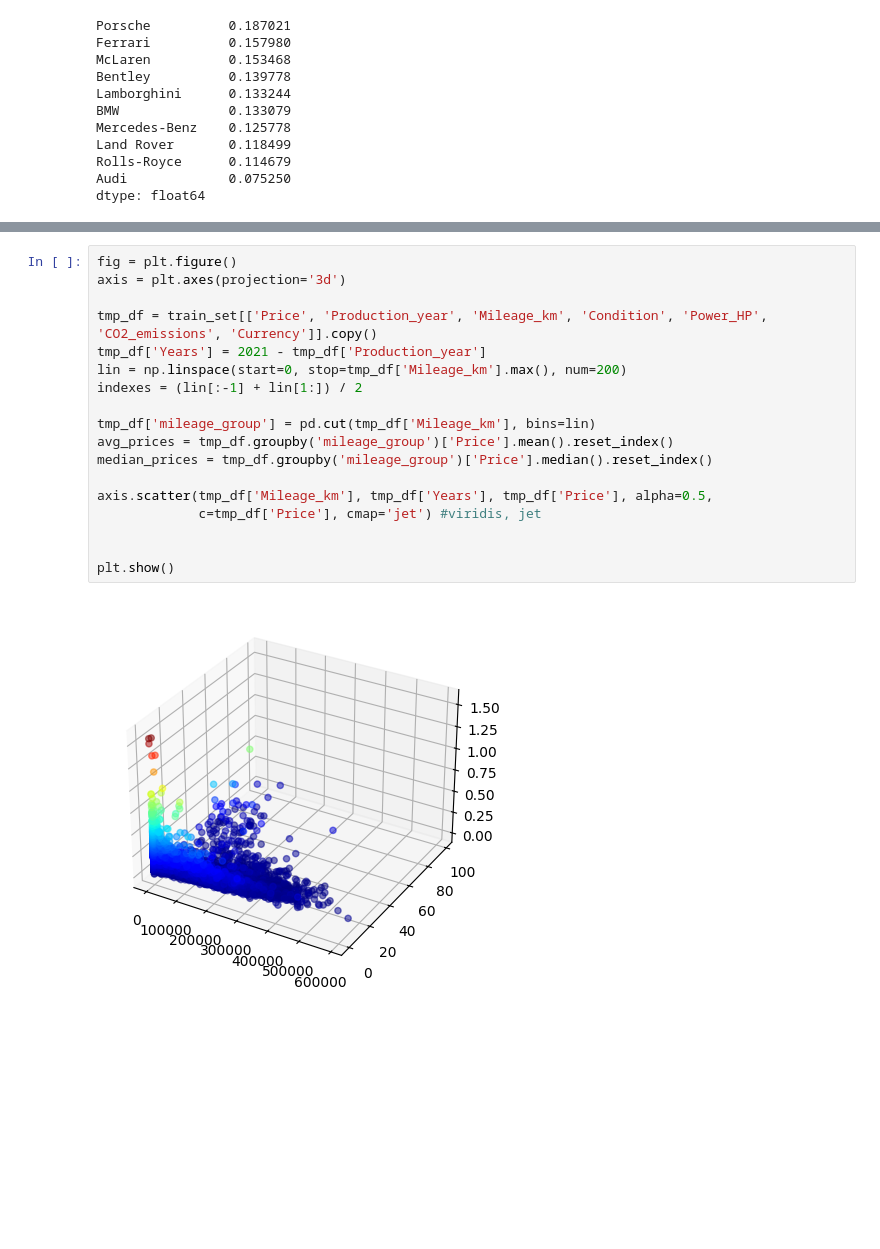
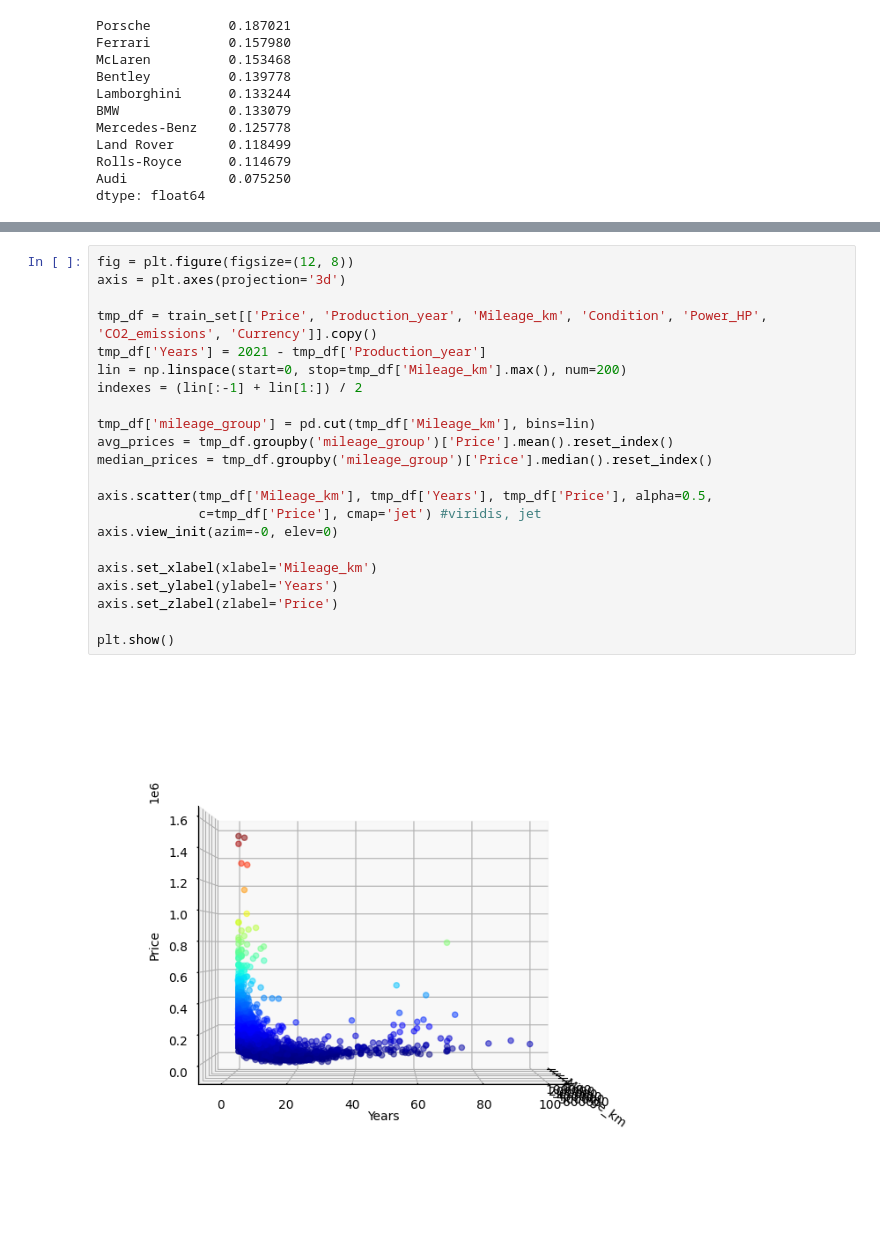
Before and after one commit to karrola/komis, a Jupyter notebook: modeling.ipynb, the cells around one changed output, grey strips where cells are left out. Saved outputs shown, nothing was run; the diff lists cells and outputs as text; blank space fills up the shorter version.

```diff
--- a/modeling.ipynb
+++ b/modeling.ipynb
@@ -125,20 +156,24 @@ plt.show()
 # %%
-fig = plt.figure()
+fig = plt.figure(figsize=(12, 8))
 axis = plt.axes(projection='3d')
 
 tmp_df = train_set[['Price', 'Production_year', 'Mileage_km', 'Condition', 'Power_HP', 'CO2_emissions', 'Currency']].copy()
 tmp_df['Years'] = 2021 - tmp_df['Production_year']
 lin = np.linspace(start=0, stop=tmp_df['Mileage_km'].max(), num=200)
 indexes = (lin[:-1] + lin[1:]) / 2
 
 tmp_df['mileage_group'] = pd.cut(tmp_df['Mileage_km'], bins=lin)
 avg_prices = tmp_df.groupby('mileage_group')['Price'].mean().reset_index()
 median_prices = tmp_df.groupby('mileage_group')['Price'].median().reset_index()
 
 axis.scatter(tmp_df['Mileage_km'], tmp_df['Years'], tmp_df['Price'], alpha=0.5,
              c=tmp_df['Price'], cmap='jet') #viridis, jet
+axis.view_init(azim=-0, elev=0)
 
+axis.set_xlabel(xlabel='Mileage_km')
+axis.set_ylabel(ylabel='Years')
+axis.set_zlabel(zlabel='Price')
 
 plt.show()
 # %% [output]
-[figure, old version]
+[figure, new version]
```
Also changed, not shown: parts of 20 cells of this notebook.
